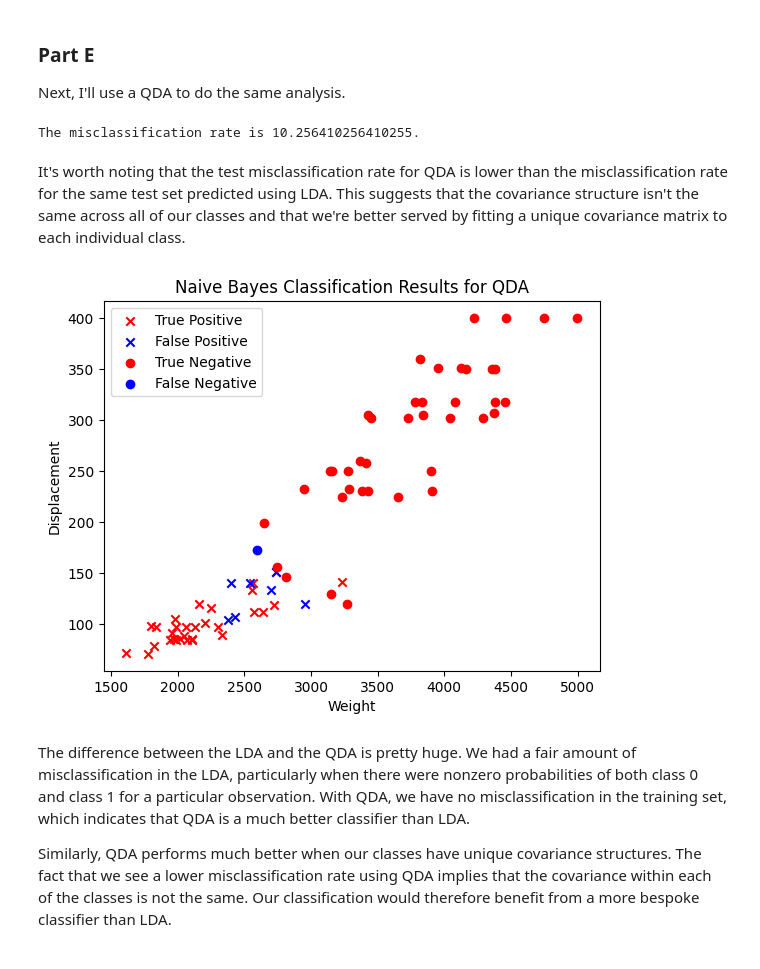
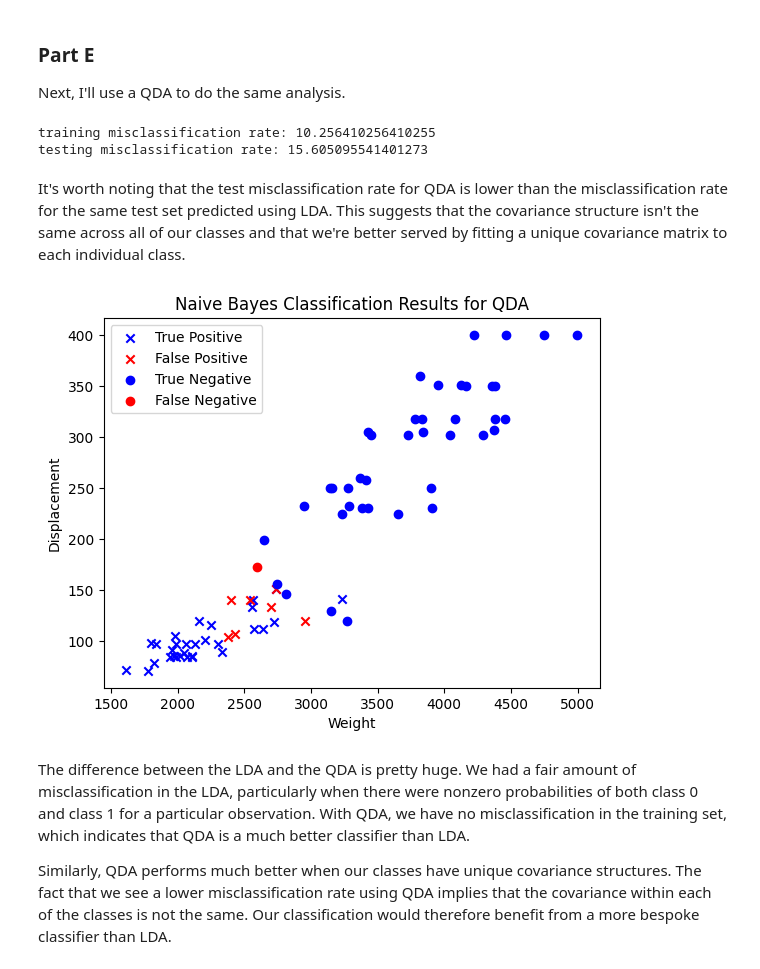
Before and after one commit to kennonstewart/stats_503, a Jupyter notebook: homework_4/homework_4.ipynb, the cells around one changed output. Drawn from its saved outputs; the diff is of its cells as text; code cells hidden in the pictures.

Commit message:
adding labels to visuals and test results

```diff
--- a/homework_4/homework_4.ipynb
+++ b/homework_4/homework_4.ipynb
@@ -228,71 +258,89 @@ plt.show()
 Next, I'll use a QDA to do the same analysis.
 # %%
 qda = QDA() # initialize the model
-y_train = y_train.values.ravel() # convert the training responses to a one-dimensional array
+y_train = y_train # convert the training responses to a one-dimensional array
 qda.fit(X_train, y_train) # fit it with my training data
 prediction_probabilities_x_train = qda.predict_proba(X_train) # generate prediction probabilities for the training predictors
+prediction_probabilities_x_test = qda.predict_proba(X_test) # generate prediction probabilities for the training predictors
 
-qda_results = X_train.copy()
+qda_training_results = X_train.copy()
+qda_testing_results = X_test.copy()
 
 # assign training set class probabilites
-qda_results["class_0_probability"] = [x for x, y in prediction_probabilities_x_train]
-qda_results["class_1_probability"] = [y for x, y in prediction_probabilities_x_train]
+qda_training_results["class_0_probability"] = [x for x, y in prediction_probabilities_x_train]
+qda_training_results["class_1_probability"] = [y for x, y in prediction_probabilities_x_train]
+
+# assign training set class probabilites
+qda_testing_results["class_0_probability"] = [x for x, y in prediction_probabilities_x_test]
+qda_testing_results["class_1_probability"] = [y for x, y in prediction_probabilities_x_test]
 
 # add the true class labels
-qda_results["true_class_label"] = y_train
+qda_training_results["true_class_label"] = y_train
+
+# add the true class labels
+qda_testing_results["true_class_label"] = y_test
 
 # generate naive bayes classifications
-qda_results.loc[qda_results["class_0_probability"] > qda_results["class_1_probability"], "naive_bayes_prediction"] = 0
-qda_results.loc[qda_results["class_0_probability"] <= qda_results["class_1_probability"], "naive_bayes_prediction"] = 1
+qda_training_results.loc[qda_training_results["class_0_probability"] > qda_training_results["class_1_probability"], "naive_bayes_prediction"] = 0
+qda_training_results.loc[qda_training_results["class_0_probability"] <= qda_training_results["class_1_probability"], "naive_bayes_prediction"] = 1
+
+qda_testing_results.loc[qda_testing_results["class_0_probability"] > qda_testing_results["class_1_probability"], "naive_bayes_prediction"] = 0
+qda_testing_results.loc[qda_testing_results["class_0_probability"] <= qda_testing_results["class_1_probability"], "naive_bayes_prediction"] = 1
 
 # calculate misclassification rate
-qda_results["misclassification"] = qda_results["naive_bayes_prediction"] != qda_results["true_class_label"]
-misclassification_rate = qda_results["misclassification"].mean() * 100
-print(f"""The misclassification rate is {misclassification_rate}.""")
+qda_training_results["misclassification"] = qda_training_results["naive_bayes_prediction"] != qda_training_results["true_class_label"]
+qda_testing_results["misclassification"] = qda_testing_results["naive_bayes_prediction"] != qda_testing_results["true_class_label"]
+
+
+training_misclassification_rate = qda_training_results["misclassification"].mean() * 100
+testing_misclassification_rate = qda_testing_results["misclassification"].mean() * 100
+
+print(f"training misclassification rate: {training_misclassification_rate}\ntesting misclassification rate: {testing_misclassification_rate}")
 # %% [output]
-The misclassification rate is 10.256410256410255.
+training misclassification rate: 10.256410256410255
+testing misclassification rate: 15.605095541401273
 # %% [markdown]
 It's worth noting that the test misclassification rate for QDA is lower than the misclassification rate for the same test set predicted using LDA. This suggests that the covariance structure isn't the same across all of our classes and that we're better served by fitting a unique covariance matrix to each individual class.
 # %%
 fig, ax = plt.subplots()
 
 ax.scatter(
-    x = qda_results.loc[(qda_results["naive_bayes_prediction"] == 1) & (qda_results["true_class_label"] == 1), "weight"],
-    y = qda_results.loc[(qda_results["naive_bayes_prediction"] == 1) & (qda_results["true_class_label"] == 1), "displacement"],
-    color = "red",
+    x = qda_training_results.loc[(qda_training_results["naive_bayes_prediction"] == 1) & (qda_training_results["true_class_label"] == 1), "weight"],
+    y = qda_training_results.loc[(qda_training_results["naive_bayes_prediction"] == 1) & (qda_training_results["true_class_label"] == 1), "displacement"],
+    color = "blue",
     label = "True Positive",
     marker = "x"
 )
 ax.scatter(
-    x = qda_results.loc[(qda_results["naive_bayes_prediction"] == 1) & (qda_results["true_class_label"] == 0), "weight"],
-    y = qda_results.loc[(qda_results["naive_bayes_prediction"] == 1) & (qda_results["true_class_label"] == 0), "displacement"],
-    color = "blue",
+    x = qda_training_results.loc[(qda_training_results["naive_bayes_prediction"] == 1) & (qda_training_results["true_class_label"] == 0), "weight"],
+    y = qda_training_results.loc[(qda_training_results["naive_bayes_prediction"] == 1) & (qda_training_results["true_class_label"] == 0), "displacement"],
+    color = "red",
     label = "False Positive",
     marker = "x"
 )
 ax.scatter(
-    x = lda_results.loc[(qda_results["naive_bayes_prediction"] == 0) & (qda_results["true_class_label"] == 0), "weight"],
-    y = lda_results.loc[(qda_results["naive_bayes_prediction"] == 0) & (qda_results["true_class_label"] == 0), "displacement"],
-    color = "red",
+    x = qda_training_results.loc[(qda_training_results["naive_bayes_prediction"] == 0) & (qda_training_results["true_class_label"] == 0), "weight"],
+    y = qda_training_results.loc[(qda_training_results["naive_bayes_prediction"] == 0) & (qda_training_results["true_class_label"] == 0), "displacement"],
+    color = "blue",
     label = "True Negative",
     marker = "o"
 )
 ax.scatter(
-    x = lda_results.loc[(qda_results["naive_bayes_prediction"] == 0) & (qda_results["true_class_label"] == 1), "weight"],
-    y = lda_results.loc[(qda_results["naive_bayes_prediction"] == 0) & (qda_results["true_class_label"] == 1), "displacement"],
-    color = "blue",
+    x = qda_training_results.loc[(qda_training_results["naive_bayes_prediction"] == 0) & (qda_training_results["true_class_label"] == 1), "weight"],
+    y = qda_training_results.loc[(qda_training_results["naive_bayes_prediction"] == 0) & (qda_training_results["true_class_label"] == 1), "displacement"],
+    color = "red",
     label = "False Negative",
     marker = "o"
 )
 ax.set(
     xlabel = "Weight",
     ylabel = "Displacement",
     title = "Naive Bayes Classification Results for QDA"
 )
 ax.legend()
 plt.show()
 # %% [output]
-[figure, old version]
+[figure, new version]
 # %% [markdown]
 The difference between the LDA and the QDA is pretty huge. We had a fair amount of misclassification in the LDA, particularly when there were nonzero probabilities of both class 0 and class 1 for a particular observation. With QDA, we have no misclassification in the training set, which indicates that QDA is a much better classifier than LDA.
 
```
Also changed, not shown: parts of 13 cells of this notebook.
